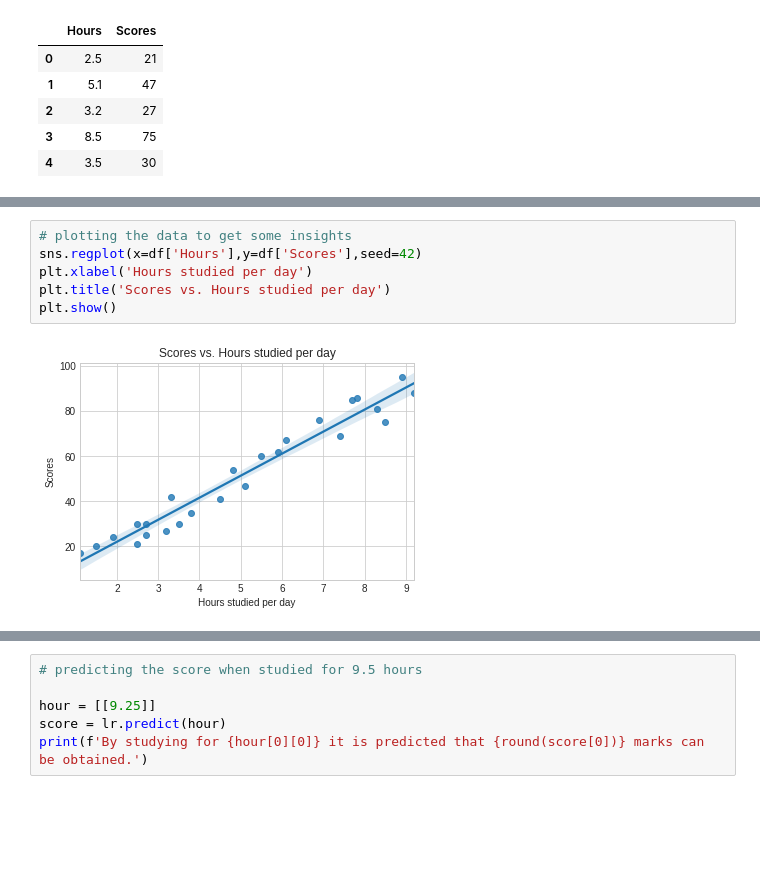
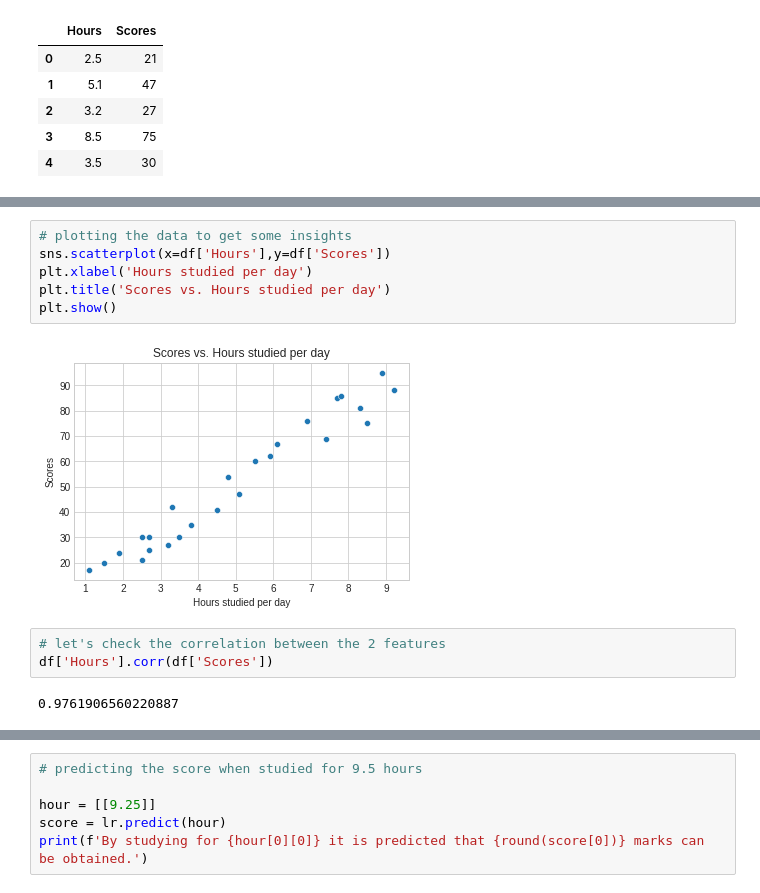
Before and after one commit to kumarashutosh22/The-Spark, a Jupyter notebook: Spark_Supervised_ML.ipynb, the cells around one changed output, grey strips where cells are left out. Cells and saved outputs as stored; diff of their text form; blank space fills up the shorter version.

```diff
--- a/Spark_Supervised_ML.ipynb
+++ b/Spark_Supervised_ML.ipynb
@@ -46,8 +137,13 @@ df.head()
 # %%
 # plotting the data to get some insights
-sns.regplot(x=df['Hours'],y=df['Scores'],seed=42)
+sns.scatterplot(x=df['Hours'],y=df['Scores'])
 plt.xlabel('Hours studied per day')
 plt.title('Scores vs. Hours studied per day')
 plt.show()
 # %% [output]
-[figure, old version]
+[figure, new version]
+# %%
+# let's check the correlation between the 2 features
+df['Hours'].corr(df['Scores'])
+# %% [output]
+0.9761906560220887
```
Also changed, not shown: parts of 40 cells of this notebook.
